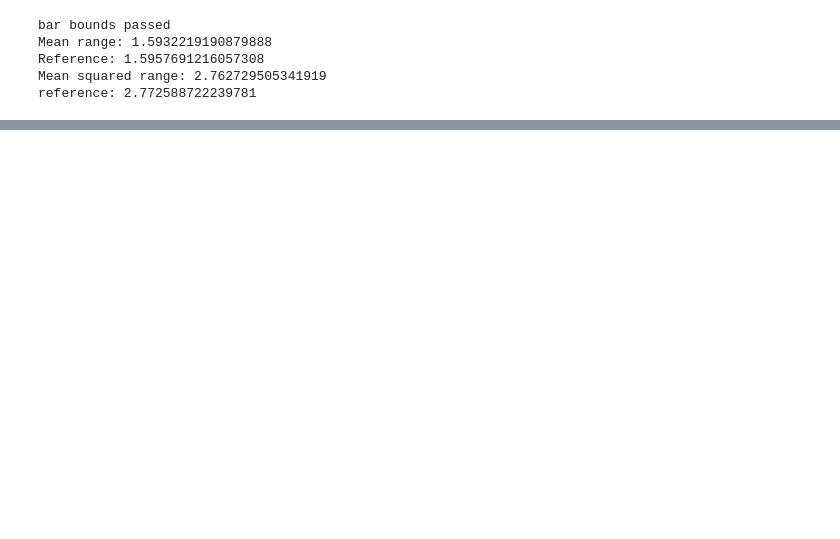
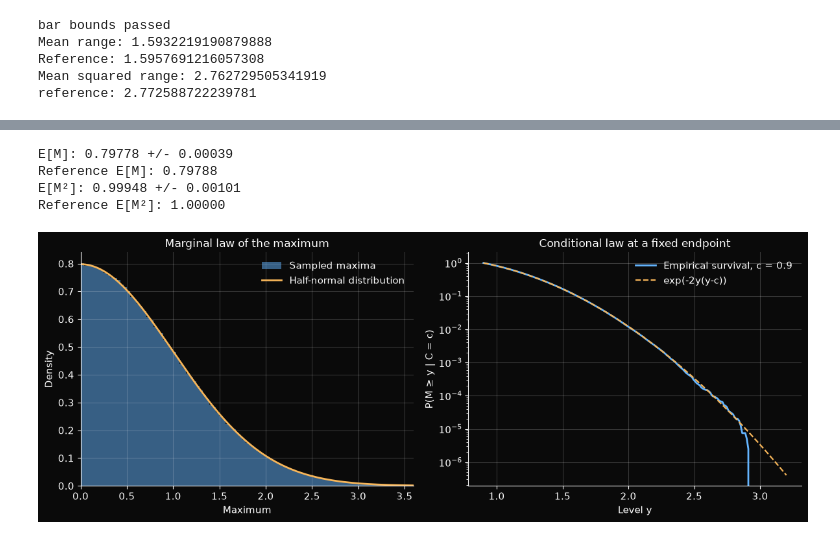
Before and after one commit to andreadevico1-oss/candlestick-volatility, a Jupyter notebook: final_output.ipynb, the cells around one changed output, grey strips where cells are left out. Saved outputs shown, nothing was run; the diff lists cells and outputs as text; code cells hidden in the pictures; blank space fills up the shorter version.

```diff
--- a/final_output.ipynb
+++ b/final_output.ipynb
@@ -67,0 +212,39 @@ reference: 2.772588722239781
+# %%
+from pycode.simulation import bridge_max
+from pycode.statistics import chunk_stats
+from pycode.plots import plot_maximum_laws
+
+rng = np.random.default_rng(20260801)
+N = 2_000_000
+
+c = rng.normal(0.0, 1.0, N) # sampling the closing prices from a std normal
+u = rng.uniform(size = N) # generate the uniform variable for the bridge formula
+m = bridge_max(c, 1.0, u) # sampling the maxima for the bridge formula
+
+mean, se = chunk_stats(m)      # checking the first moment of the maxima
+mean2, se2 = chunk_stats(m*m)  # checking the second moment of the maxima
+
+
+print(f"E[M]: {mean:.5f} +/- {se:.5f}")  # Print five decimal places
+print(f"Reference E[M]: {np.sqrt(2 / np.pi):.5f}")  # Print the theoretical mean
+print(f"E[M²]: {mean2:.5f} +/- {se2:.5f}")  # Print the second moment
+print("Reference E[M²]: 1.00000")  # Print its theoretical value
+
+c0 = 0.9 # same closing price fo all the bars, after they start at zero
+u0 = rng.uniform(size=400_000) # generate new random variables
+m0 = bridge_max(c0, 1.0, u0) # sampling the maxima for paths finishing at 0.9
+
+ys = np.linspace(c0, 3.2, 200) # create 200 thresolds between 0.9 to 3.2
+emp = (m0[None, :] >= ys[:, None]).mean(axis=1) #estimating the exceedance prob for each threshold
+
+# theoretical exceedence probability for a brownian bridge with a closing price of 0.9
+theo = np.exp(-2 * ys * (ys - c0))
+
+fig = plot_maximum_laws(m, ys, emp, theo, c0)
+plt.show()
+# %% [output]
+E[M]: 0.79778 +/- 0.00039
+Reference E[M]: 0.79788
+E[M²]: 0.99948 +/- 0.00101
+Reference E[M²]: 1.00000
+[figure, added]
```
Also changed, not shown: parts of 2 cells of this notebook, 2 other files.
